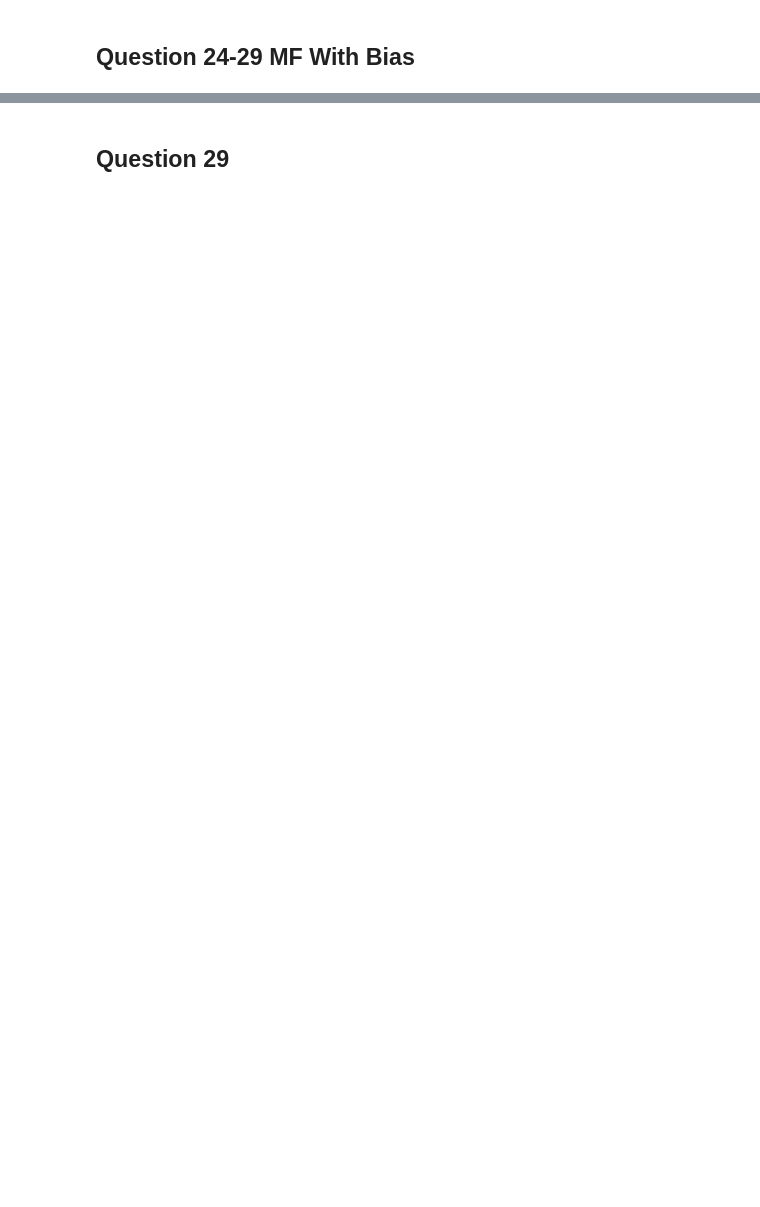
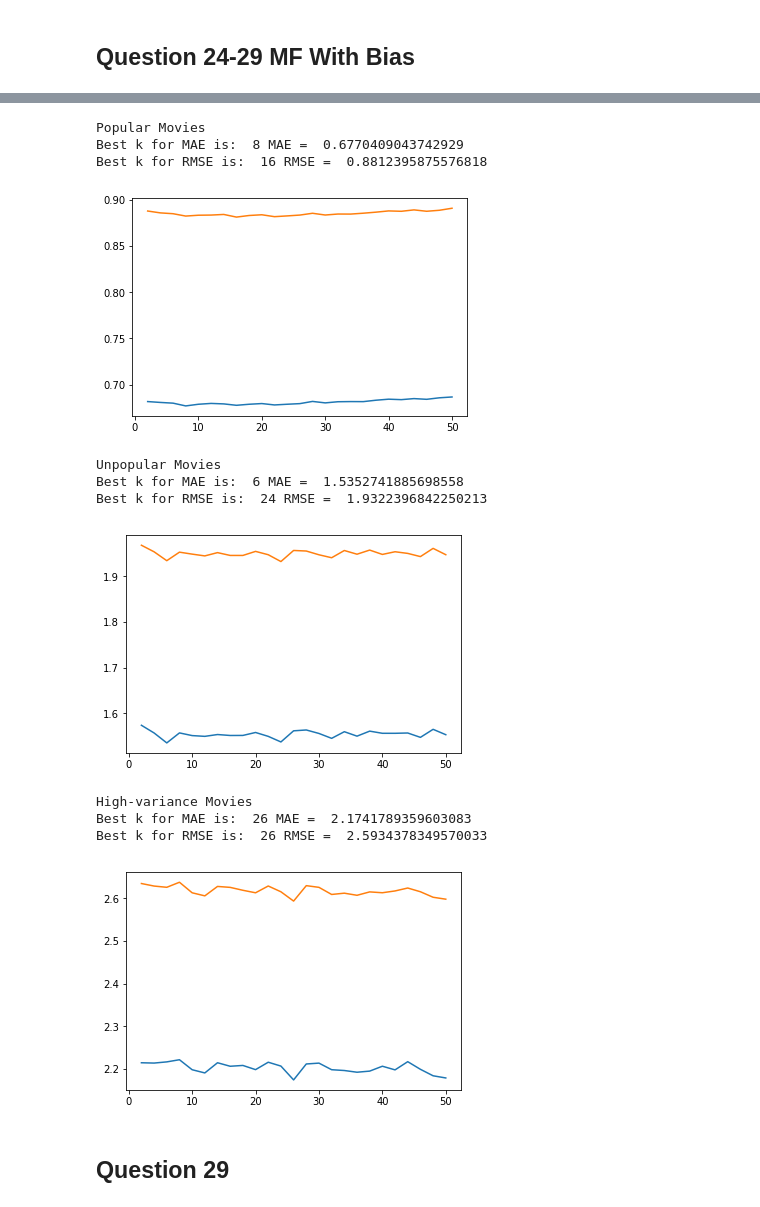
Before and after one commit to DanioPurdue/EE219Project-Analysis-On-Textual-Data, a Jupyter notebook: Project 3/Project_3_Code_Updated.ipynb, the cells around one changed output, grey strips where cells are left out. Cells and saved outputs as stored; diff of their text form; code cells hidden in the pictures; blank space fills up the shorter version.

```diff
--- a/Project 3/Project_3_Code_Updated.ipynb
+++ b/Project 3/Project_3_Code_Updated.ipynb
@@ -401,10 +395,23 @@ svd_filter(data_set, krange)
 # %%
 print("Popular Movies")
-svd_filter(Dataset.load_from_df(popular_movie_df, reader), krange)
+svd_filter(Dataset.load_from_df(popular_movie_df[['userId', 'movieId', 'rating']], reader), krange)
 print("Unpopular Movies")
-svd_filter(Dataset.load_from_df(unpopular_movie_df, reader), krange)
+svd_filter(Dataset.load_from_df(unpopular_movie_df[['userId', 'movieId', 'rating']], reader), krange)
 print("High-variance Movies")
-svd_filter(Dataset.load_from_df(high_var_df, reader), krange)
+svd_filter(Dataset.load_from_df(high_var_df[['userId', 'movieId', 'rating']], reader), krange)
+# %% [output]
+Popular Movies
+Best k for MAE is:  8 MAE =  0.6770409043742929
+Best k for RMSE is:  16 RMSE =  0.8812395875576818
+[figure, added]
+Unpopular Movies
+Best k for MAE is:  6 MAE =  1.5352741885698558
+Best k for RMSE is:  24 RMSE =  1.9322396842250213
+[figure, added]
+High-variance Movies
+Best k for MAE is:  26 MAE =  2.1741789359603083
+Best k for RMSE is:  26 RMSE =  2.5934378349570033
+[figure, added]
 # %% [markdown]
 ## Question 29
 # %%
```
Also changed, not shown: parts of 17 cells of this notebook.
